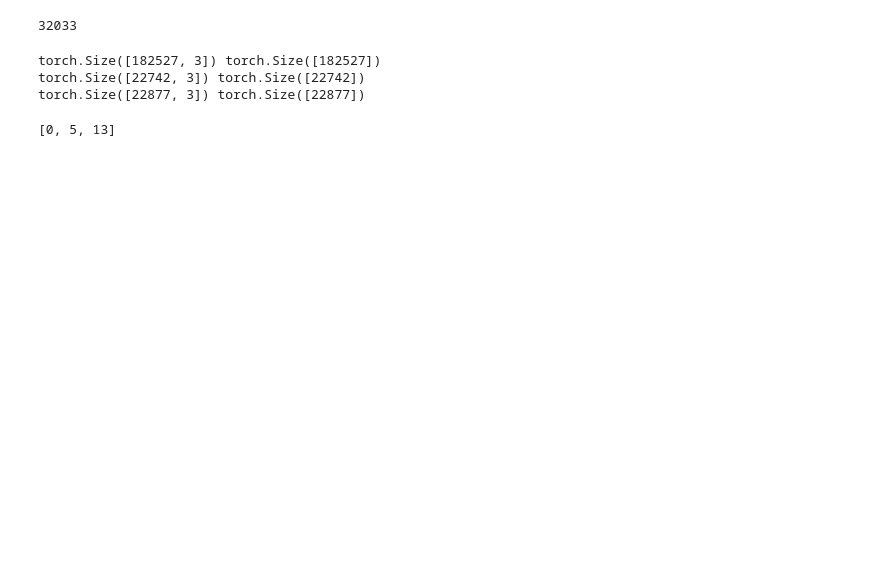
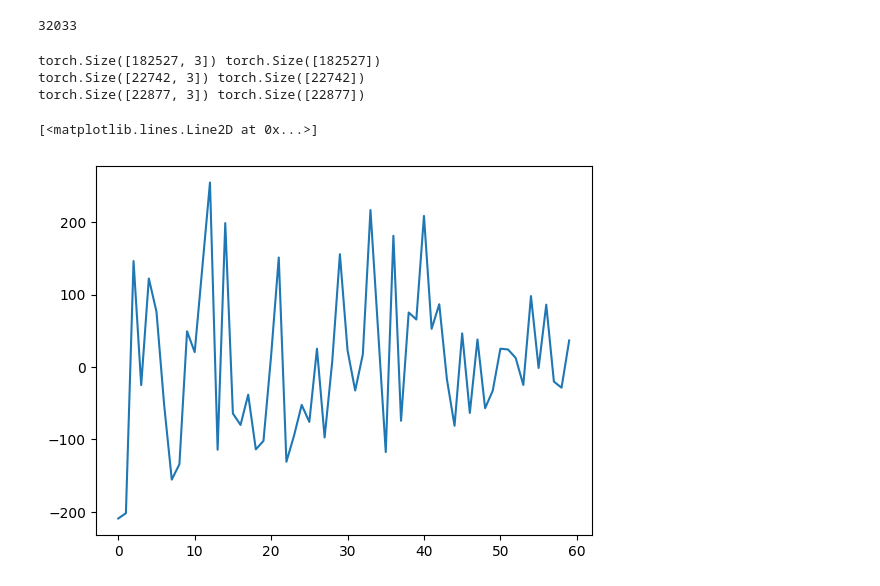
Before and after one commit to Usman-Bajwa1/Make-More, a Jupyter notebook: make-more-5.ipynb, the cells around one changed output. Cells and saved outputs as stored; diff of their text form; code cells hidden in the pictures; blank space fills up the shorter version.

```diff
--- a/make-more-5.ipynb
+++ b/make-more-5.ipynb
@@ -47,5 +47,36 @@ torch.Size([182527, 3]) torch.Size([182527])
 torch.Size([22742, 3]) torch.Size([22742])
 torch.Size([22877, 3]) torch.Size([22877])
 # %%
+class Linear:
+
+    def __init__(self, fan_in, fan_out, bias = True):
+        self.weight = torch.randn((fan_in,fan_out)) * (fan_in ** 0.5)
+        self.bias = torch.zeros(fan_out) if bias else None
+
+    def __call__(self, x):
+        self.out = x @ self.weight
+        if self.bias is not None:
+            self.out += self.bias
+        return self.out
+
+    def parameters(self):
+        return [self.weight] + [self.bias] if self.bias is not None else []
+
+class BatchNorm1d:
+
+    def __init__(self, dim, eps = 1e-05, momentum = 0.1):
+        self.eps = eps
+        self.momentum = momentum
+        self.gamma = torch.ones(dim)
+        self.beta = torch.zeros(dim)
+        if self.training:
-# %% [output]
-[0, 5, 13]
+# %%
+x = torch.randn(100)
+# %%
+first = Linear(100, 60)
+x = first(x)
+# %%
+plt.plot(torch.arange(60), x)
+# %% [output]
+[<matplotlib.lines.Line2D at 0x...>]
+[figure, added]
```
Also changed, not shown: parts of 1 cell of this notebook.
